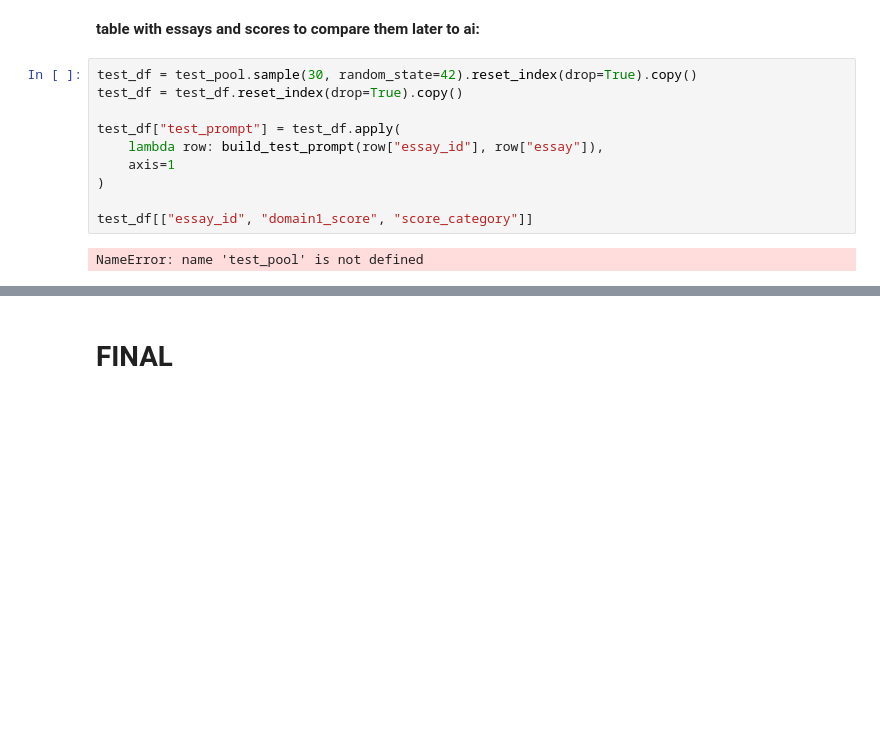
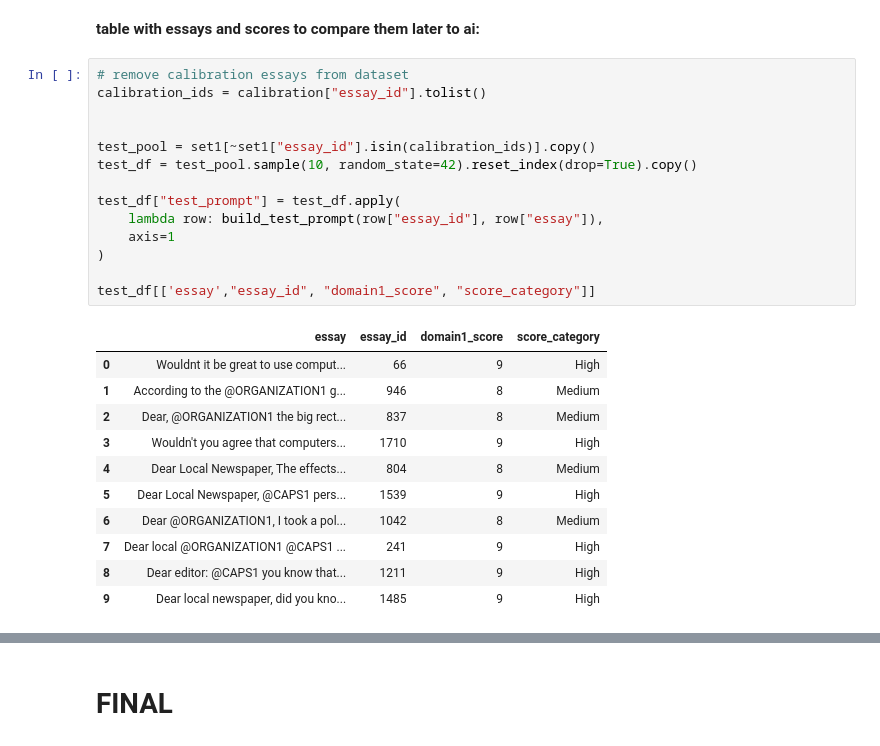
Before and after one commit to MalakSalehh/Thesis-datasets, a Jupyter notebook: ASAP.ipynb, the cells around one changed output, grey strips where cells are left out. Cells and saved outputs as stored; diff of their text form; blank space fills up the shorter version.

```diff
--- a/ASAP.ipynb
+++ b/ASAP.ipynb
@@ -733,16 +733,30 @@ Reasoning: <your explanation>
 # %% [markdown]
 **table with essays and scores to compare them later to ai:**
 # %%
-test_df = test_pool.sample(30, random_state=42).reset_index(drop=True).copy()
-test_df = test_df.reset_index(drop=True).copy()
+# remove calibration essays from dataset
+calibration_ids = calibration["essay_id"].tolist()
+
+
+test_pool = set1[~set1["essay_id"].isin(calibration_ids)].copy()
+test_df = test_pool.sample(10, random_state=42).reset_index(drop=True).copy()
 
 test_df["test_prompt"] = test_df.apply(
     lambda row: build_test_prompt(row["essay_id"], row["essay"]),
     axis=1
 )
 
-test_df[["essay_id", "domain1_score", "score_category"]]
+test_df[['essay',"essay_id", "domain1_score", "score_category"]]
 # %% [output]
-NameError: name 'test_pool' is not defined
+|  | essay | essay_id | domain1_score | score_category |
+| 0 | Wouldnt it be great to use comput... | 66 | 9 | High |
+| 1 | According to the @ORGANIZATION1 g... | 946 | 8 | Medium |
+| 2 | Dear, @ORGANIZATION1 the big rect... | 837 | 8 | Medium |
+| 3 | Wouldn't you agree that computers... | 1710 | 9 | High |
+| 4 | Dear Local Newspaper, The effects... | 804 | 8 | Medium |
+| 5 | Dear Local Newspaper, @CAPS1 pers... | 1539 | 9 | High |
+| 6 | Dear @ORGANIZATION1, I took a pol... | 1042 | 8 | Medium |
+| 7 | Dear local @ORGANIZATION1 @CAPS1 ... | 241 | 9 | High |
+| 8 | Dear editor: @CAPS1 you know that... | 1211 | 9 | High |
+| 9 | Dear local newspaper, did you kno... | 1485 | 9 | High |
 # %%
 print(test_df.loc[0, "test_prompt"])
```
Also changed, not shown: parts of 8 cells of this notebook.
